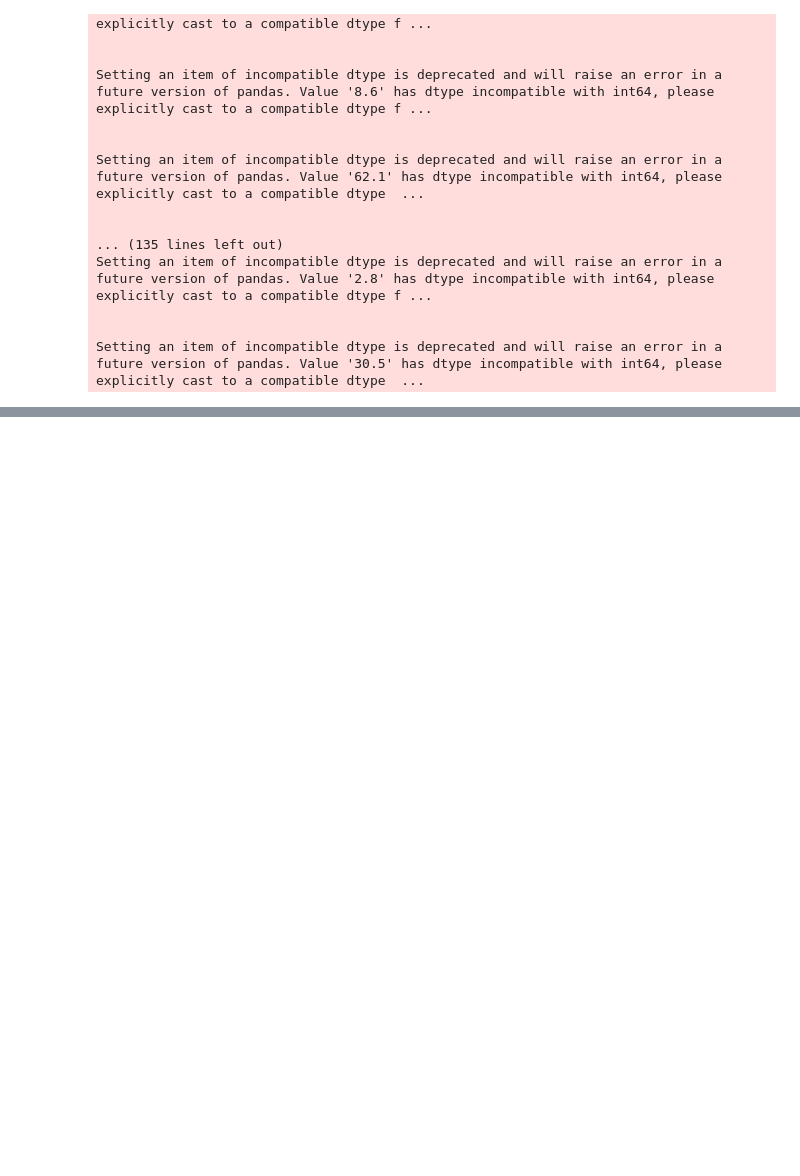
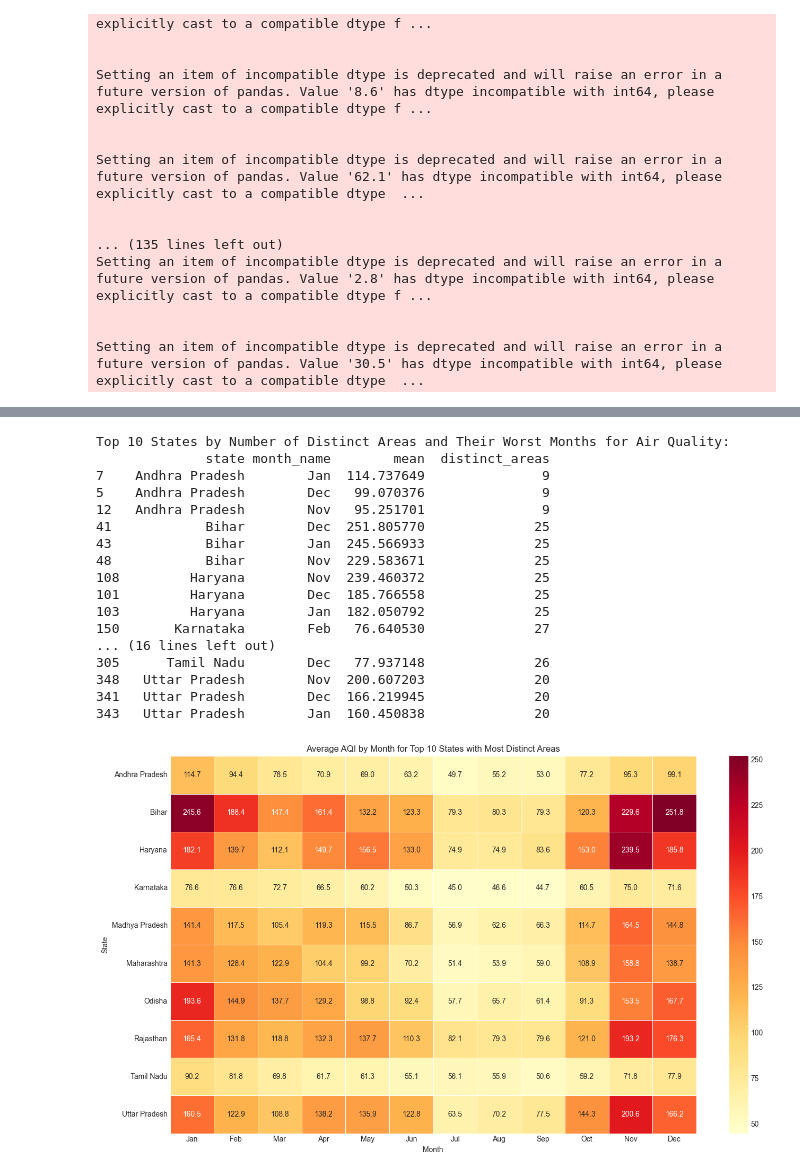
Before and after one commit to sadiqhasanrupani/airpure-innovations-market-analysis, a Jupyter notebook: notebooks/03_analysis_primary.ipynb, the cells around one changed output, grey strips where cells are left out. Saved outputs shown, nothing was run; the diff lists cells and outputs as text; code cells hidden in the pictures; blank space fills up the shorter version.

```diff
--- a/notebooks/03_analysis_primary.ipynb
+++ b/notebooks/03_analysis_primary.ipynb
@@ -691,0 +2497,61 @@ plt.show()
+# %%
+# Merge aqi_fact_table with location_dim to get state information
+state_aqi = aqi_fact_table.merge(location_dim, on='location_key', how='left')
+
+# Group by state and month to calculate average AQI
+monthly_state_aqi = state_aqi.groupby(['state', 'month_name'])['aqi'].agg(['mean', 'count']).reset_index()
+
+# Get the number of distinct areas per state
+distinct_areas = state_aqi.groupby('state')['area'].nunique().reset_index()
+distinct_areas = distinct_areas.rename(columns={'area': 'distinct_areas'})
+
+# Merge to get the number of distinct areas for each state
+monthly_state_aqi = monthly_state_aqi.merge(distinct_areas, on='state', how='left')
+
+# Filter for top 10 states with highest number of distinct areas
+top10_states = distinct_areas.sort_values('distinct_areas', ascending=False).head(10)['state'].tolist()
+monthly_state_aqi = monthly_state_aqi[monthly_state_aqi['state'].isin(top10_states)]
+
+# Define a month order for proper sorting
+month_order = ['Jan', 'Feb', 'Mar', 'Apr', 'May', 'Jun', 'Jul', 'Aug', 'Sep', 'Oct', 'Nov', 'Dec']
+monthly_state_aqi['month_order'] = monthly_state_aqi['month_name'].apply(lambda x: month_order.index(x))
+monthly_state_aqi = monthly_state_aqi.sort_values(['state', 'month_order'])
+
+# Find the worst month for each state based on average AQI
+worst_months = monthly_state_aqi.sort_values('mean', ascending=False).groupby('state').head(3)
+
+# Create a pivot table for visualization
+month_pivot = monthly_state_aqi.pivot(index='state', columns='month_name', values='mean')
+month_pivot = month_pivot[month_order]  # Reorder columns by month
+
+# Display the worst months for air quality
+print("Top 10 States by Number of Distinct Areas and Their Worst Months for Air Quality:")
+print(worst_months[['state', 'month_name', 'mean', 'distinct_areas']].sort_values(['state', 'mean'], ascending=[True, False]))
+
+# Create a heatmap visualization
+plt.figure(figsize=(14, 8))
+sns.heatmap(month_pivot, annot=True, fmt='.1f', cmap='YlOrRd', linewidths=0.5)
+plt.title('Average AQI by Month for Top 10 States with Most Distinct Areas')
+plt.xlabel('Month')
+plt.ylabel('State')
+plt.tight_layout()
+plt.show()
+# %% [output]
+Top 10 States by Number of Distinct Areas and Their Worst Months for Air Quality:
+              state month_name        mean  distinct_areas
+7    Andhra Pradesh        Jan  114.737649               9
+5    Andhra Pradesh        Dec   99.070376               9
+12   Andhra Pradesh        Nov   95.251701               9
+41            Bihar        Dec  251.805770              25
+43            Bihar        Jan  245.566933              25
+48            Bihar        Nov  229.583671              25
+108         Haryana        Nov  239.460372              25
+101         Haryana        Dec  185.766558              25
+103         Haryana        Jan  182.050792              25
+150       Karnataka        Feb   76.640530              27
+... (16 lines left out)
+305      Tamil Nadu        Dec   77.937148              26
+348   Uttar Pradesh        Nov  200.607203              20
+341   Uttar Pradesh        Dec  166.219945              20
+343   Uttar Pradesh        Jan  160.450838              20
+[figure, added]
```
Also changed, not shown: parts of 15 cells of this notebook, 1 other file.
